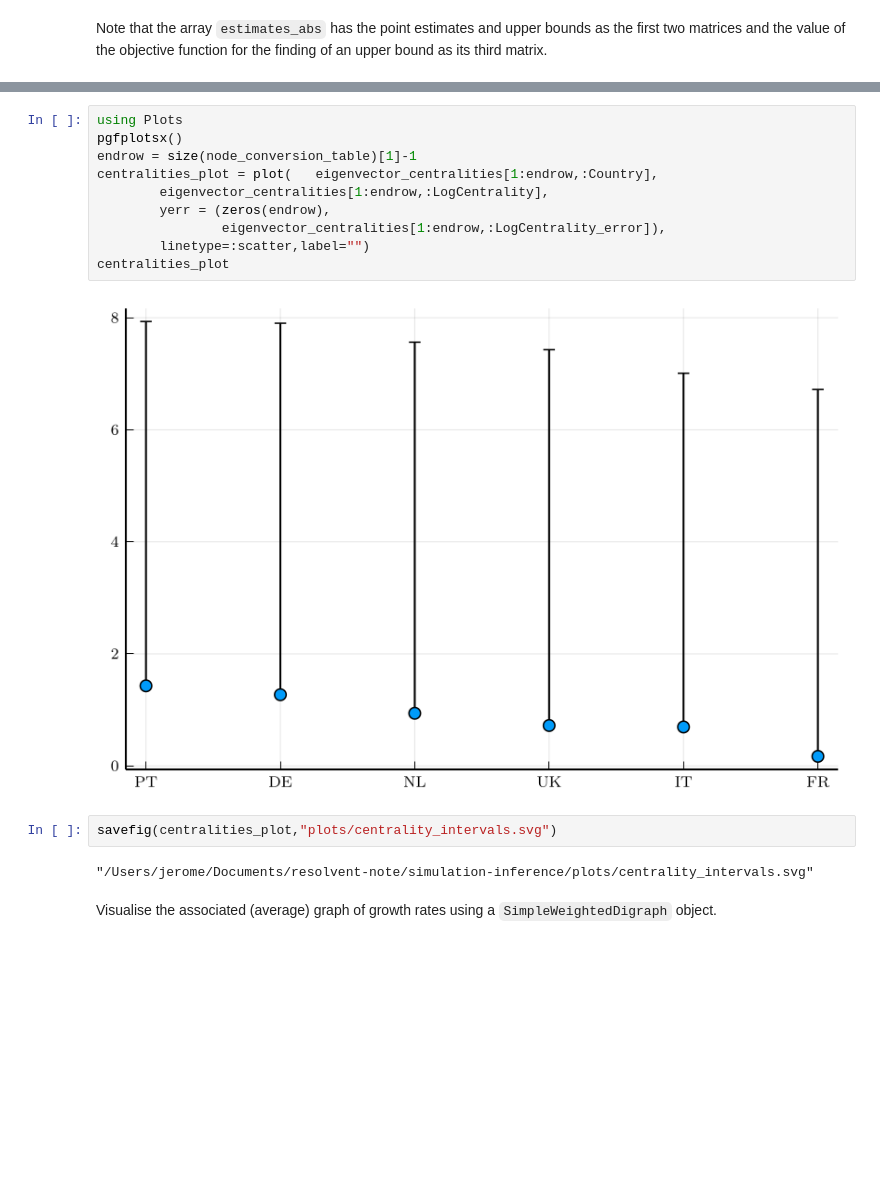
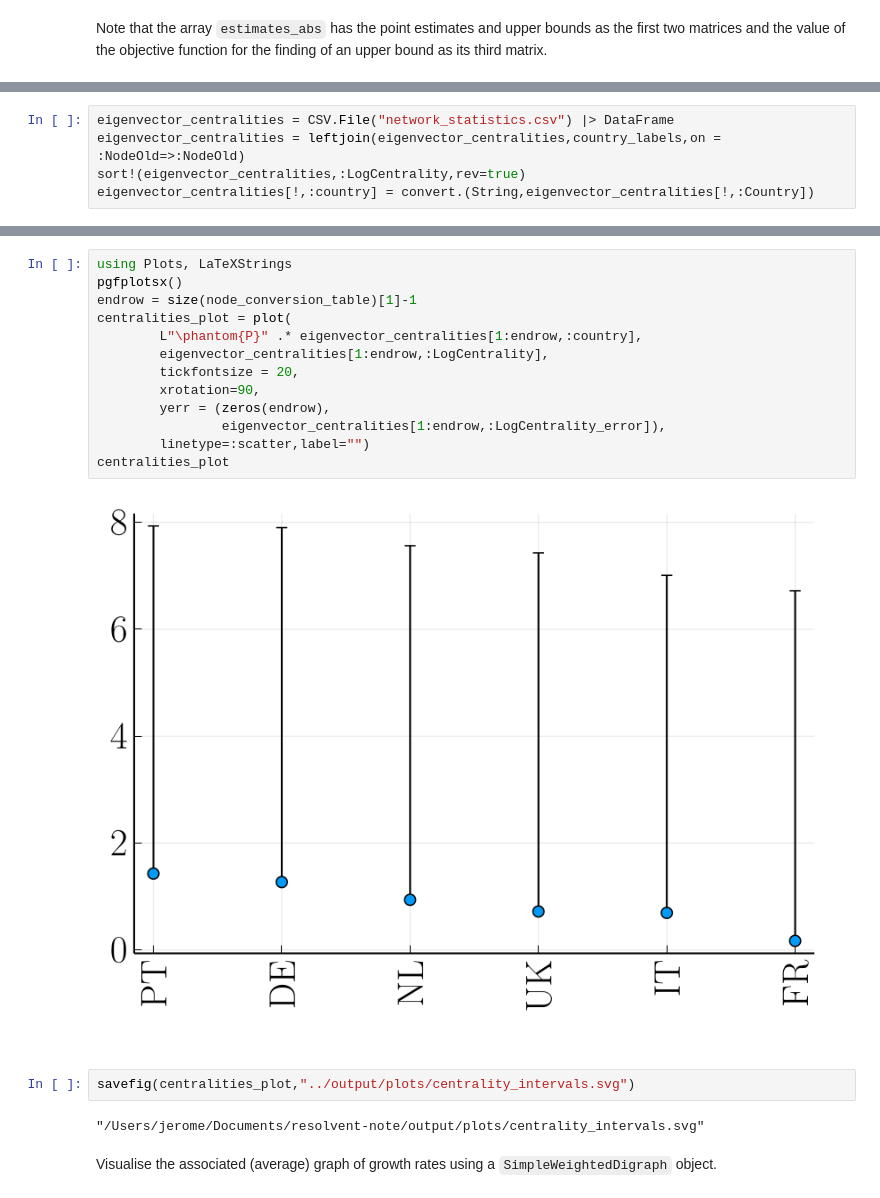
Before and after one commit to jsimons8/networkmodelssubspaces, a Jupyter notebook: empirical_application_network_centrality_trade.ipynb, the cells around one changed output, grey strips where cells are left out. Saved outputs shown, nothing was run; the diff lists cells and outputs as text; blank space fills up the shorter version.

```diff
--- a/empirical_application_network_centrality_trade.ipynb
+++ b/empirical_application_network_centrality_trade.ipynb
@@ -174,0 +176,5 @@ eigenvector_centralities[!,:Country] = convert.(String,eigenvector_centralities[
+# %%
+eigenvector_centralities = CSV.File("network_statistics.csv") |> DataFrame
+eigenvector_centralities = leftjoin(eigenvector_centralities,country_labels,on = :NodeOld=>:NodeOld)
+sort!(eigenvector_centralities,:LogCentrality,rev=true)
+eigenvector_centralities[!,:country] = convert.(String,eigenvector_centralities[!,:Country])
@@ -175,19 +190,22 @@ eigenvector_centralities[!,:Country] = convert.(String,eigenvector_centralities[
 # %%
-using Plots
+using Plots, LaTeXStrings
 pgfplotsx()
 endrow = size(node_conversion_table)[1]-1
-centralities_plot = plot(   eigenvector_centralities[1:endrow,:Country],
+centralities_plot = plot(
+        L"\phantom{P}" .* eigenvector_centralities[1:endrow,:country],
         eigenvector_centralities[1:endrow,:LogCentrality],
+        tickfontsize = 20,
+        xrotation=90,
         yerr = (zeros(endrow),
                 eigenvector_centralities[1:endrow,:LogCentrality_error]),
         linetype=:scatter,label="")
 centralities_plot
 # %% [output]
-[figure, old version]
+[figure, new version]
 # %%
-savefig(centralities_plot,"plots/centrality_intervals.svg")
+savefig(centralities_plot,"../output/plots/centrality_intervals.svg")
 # %% [output]
-"/Users/jerome/Documents/resolvent-note/simulation-inference/plots/centrality_intervals.svg"
+"/Users/jerome/Documents/resolvent-note/output/plots/centrality_intervals.svg"
 # %% [markdown]
 Visualise the associated (average) graph of growth rates using a `SimpleWeightedDigraph` object.
 # %%
```
Also changed, not shown: parts of 5 cells of this notebook, 5 other files.
